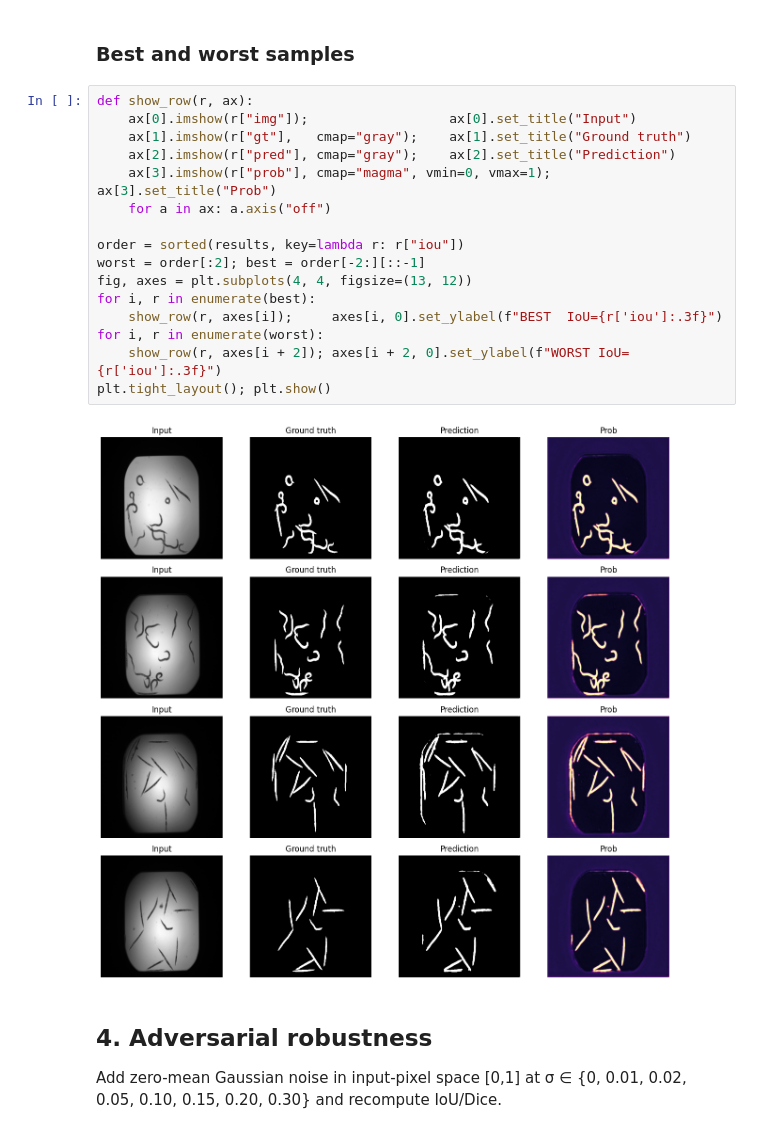
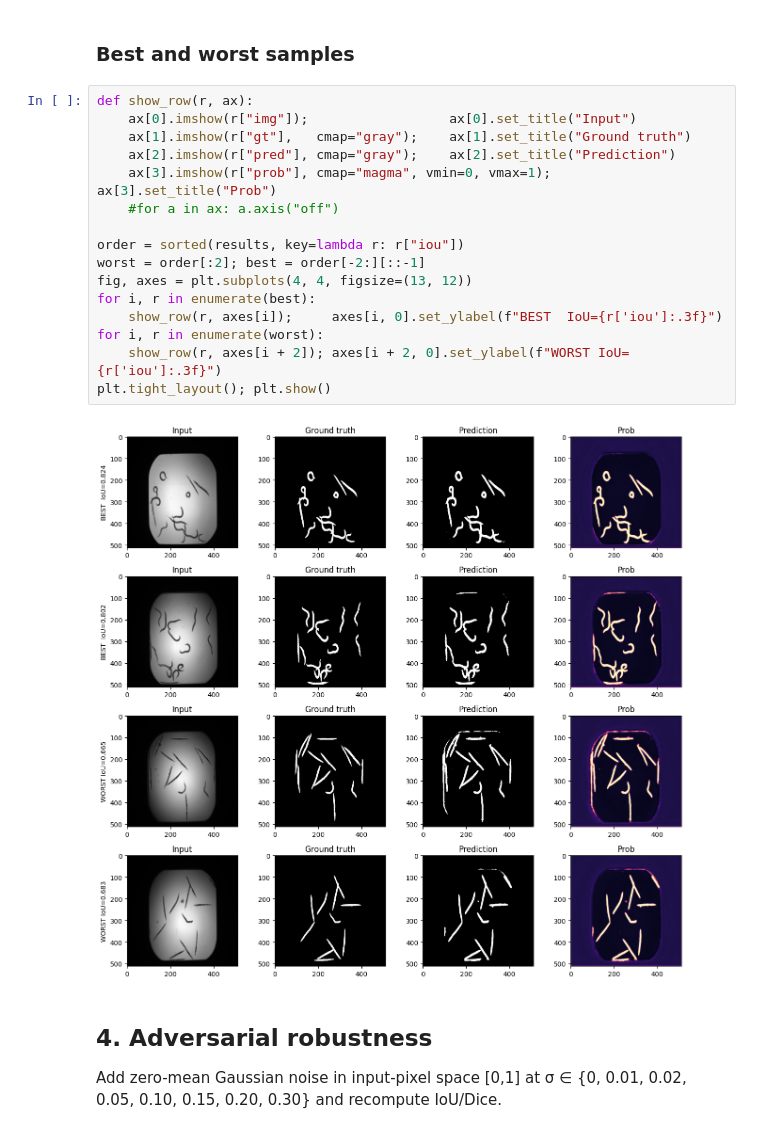
Before and after one commit to MustafaArikan/GAI4_course, a Jupyter notebook: HW_4/02_Evaluation.ipynb, the cells around one changed output. Cells and saved outputs as stored; diff of their text form.

```diff
--- a/HW_4/02_Evaluation.ipynb
+++ b/HW_4/02_Evaluation.ipynb
@@ -95,21 +95,21 @@ plt.tight_layout(); plt.show()
 # %%
 def show_row(r, ax):
     ax[0].imshow(r["img"]);                  ax[0].set_title("Input")
     ax[1].imshow(r["gt"],   cmap="gray");    ax[1].set_title("Ground truth")
     ax[2].imshow(r["pred"], cmap="gray");    ax[2].set_title("Prediction")
     ax[3].imshow(r["prob"], cmap="magma", vmin=0, vmax=1); ax[3].set_title("Prob")
-    for a in ax: a.axis("off")
+    #for a in ax: a.axis("off")
 
 order = sorted(results, key=lambda r: r["iou"])
 worst = order[:2]; best = order[-2:][::-1]
 fig, axes = plt.subplots(4, 4, figsize=(13, 12))
 for i, r in enumerate(best):
     show_row(r, axes[i]);     axes[i, 0].set_ylabel(f"BEST  IoU={r['iou']:.3f}")
 for i, r in enumerate(worst):
     show_row(r, axes[i + 2]); axes[i + 2, 0].set_ylabel(f"WORST IoU={r['iou']:.3f}")
 plt.tight_layout(); plt.show()
 # %% [output]
-[figure, old version]
+[figure, new version]
 # %% [markdown]
 ## 4. Adversarial robustness
 
```
Also changed, not shown: parts of 7 cells of this notebook, 1 other file.
